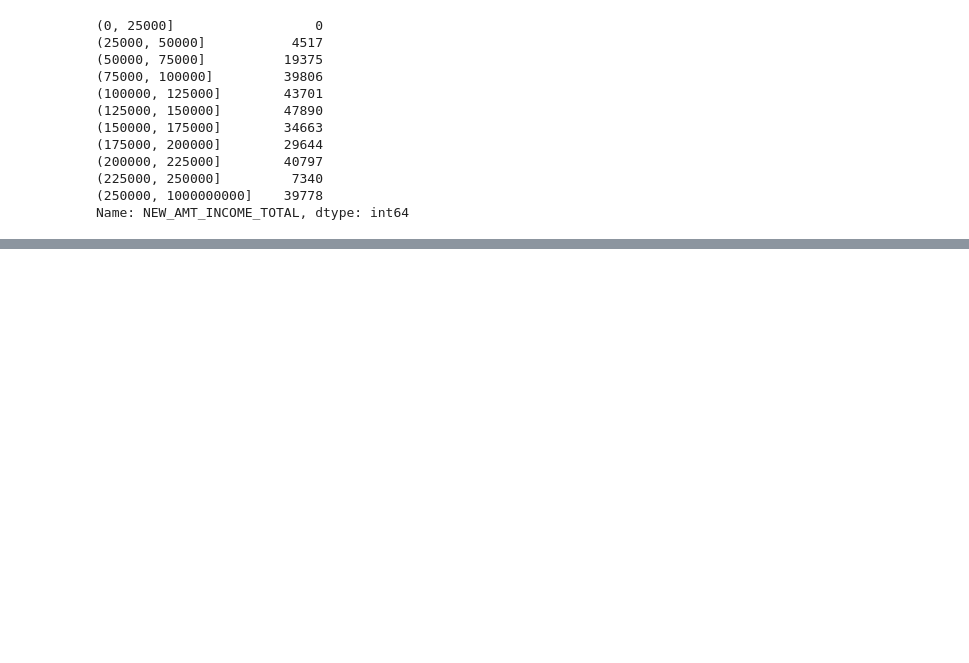
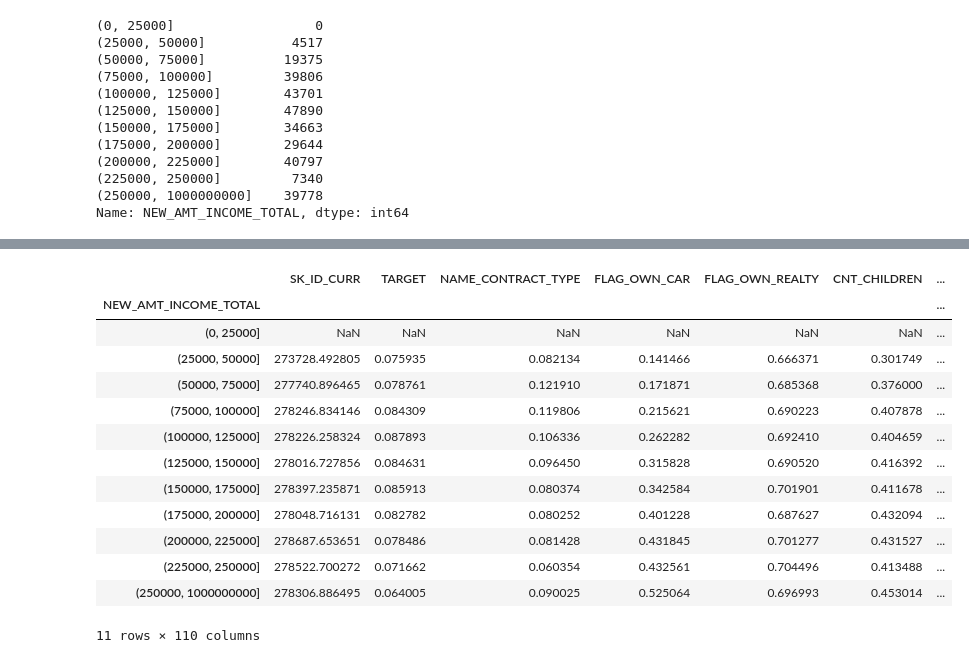
Before and after one commit to billychen124/1st-DL-CVMarathon, a Jupyter notebook: Day_018_HW.ipynb, the cells around one changed output, grey strips where cells are left out. Drawn from its saved outputs; the diff is of its cells as text; code cells hidden in the pictures; blank space fills up the shorter version.

```diff
--- a/Day_018_HW.ipynb
+++ b/Day_018_HW.ipynb
@@ -94,0 +110,18 @@ Name: NEW_AMT_INCOME_TOTAL, dtype: int64
+# %%
+income_groups = app_train.groupby('NEW_AMT_INCOME_TOTAL').mean()
+income_groups
+# %% [output]
+|  | SK_ID_CURR | TARGET | NAME_CONTRACT_TYPE | FLAG_OWN_CAR | FLAG_OWN_REALTY | CNT_CHILDREN | ... |
+| NEW_AMT_INCOME_TOTAL |  |  |  |  |  |  | ... |
+| (0, 25000] | NaN | NaN | NaN | NaN | NaN | NaN | ... |
+| (25000, 50000] | 273728.492805 | 0.075935 | 0.082134 | 0.141466 | 0.666371 | 0.301749 | ... |
+| (50000, 75000] | 277740.896465 | 0.078761 | 0.121910 | 0.171871 | 0.685368 | 0.376000 | ... |
+| (75000, 100000] | 278246.834146 | 0.084309 | 0.119806 | 0.215621 | 0.690223 | 0.407878 | ... |
+| (100000, 125000] | 278226.258324 | 0.087893 | 0.106336 | 0.262282 | 0.692410 | 0.404659 | ... |
+| (125000, 150000] | 278016.727856 | 0.084631 | 0.096450 | 0.315828 | 0.690520 | 0.416392 | ... |
+| (150000, 175000] | 278397.235871 | 0.085913 | 0.080374 | 0.342584 | 0.701901 | 0.411678 | ... |
+| (175000, 200000] | 278048.716131 | 0.082782 | 0.080252 | 0.401228 | 0.687627 | 0.432094 | ... |
+| (200000, 225000] | 278687.653651 | 0.078486 | 0.081428 | 0.431845 | 0.701277 | 0.431527 | ... |
+| (225000, 250000] | 278522.700272 | 0.071662 | 0.060354 | 0.432561 | 0.704496 | 0.413488 | ... |
+| (250000, 1000000000] | 278306.886495 | 0.064005 | 0.090025 | 0.525064 | 0.696993 | 0.453014 | ... |
+11 rows × 110 columns
```
Also changed, not shown: parts of 3 cells of this notebook.
